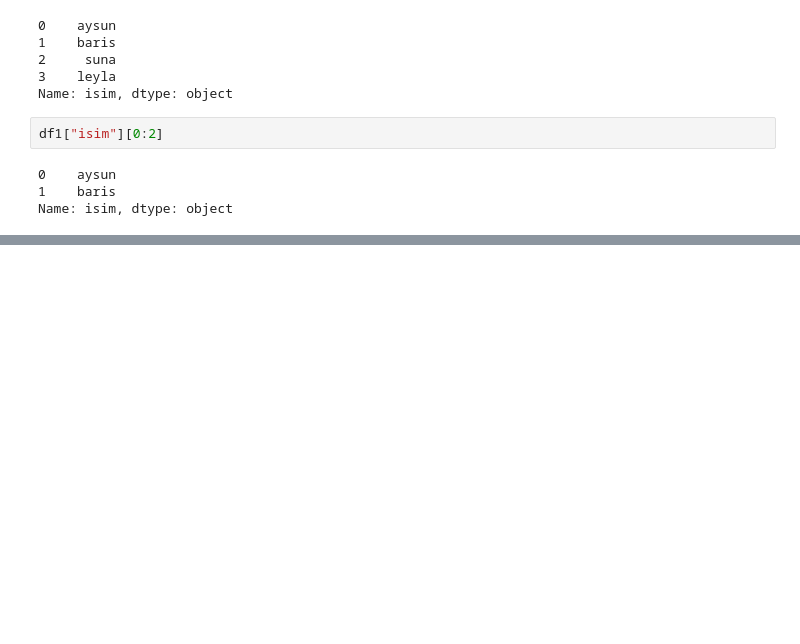
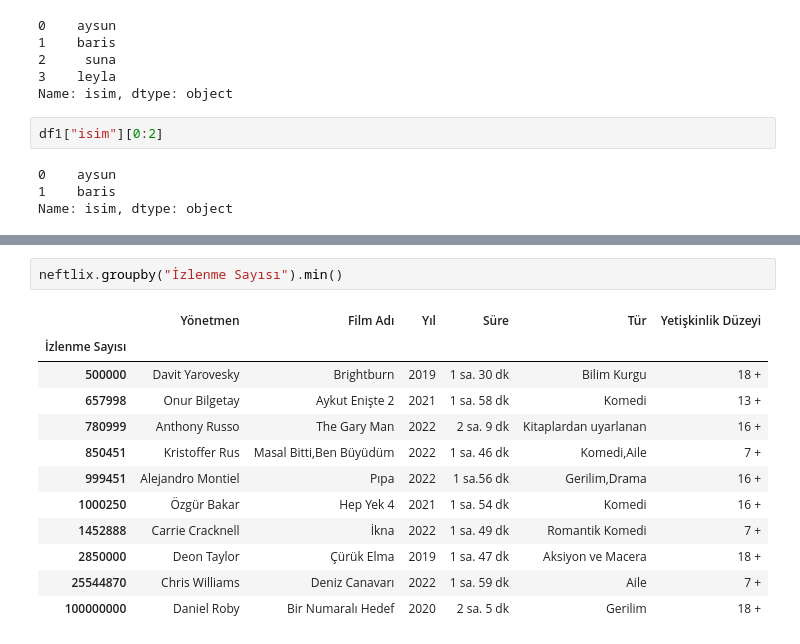
Before and after one commit to aysunnaatas/veri_manip-lasyonu, a Jupyter notebook: konuları_pekiştirme.ipynb, the cells around one changed output, grey strips where cells are left out. Saved outputs shown, nothing was run; the diff lists cells and outputs as text; blank space fills up the shorter version.

```diff
--- a/konuları_pekiştirme.ipynb
+++ b/konuları_pekiştirme.ipynb
@@ -251,0 +328,15 @@ Name: isim, dtype: object
+# %%
+neftlix.groupby("İzlenme Sayısı").min()
+# %% [output]
+|  | Yönetmen | Film Adı | Yıl | Süre | Tür | Yetişkinlik Düzeyi |
+| İzlenme Sayısı |  |  |  |  |  |  |
+| 500000 | Davit Yarovesky | Brightburn | 2019 | 1 sa. 30 dk | Bilim Kurgu | 18 + |
+| 657998 | Onur Bilgetay | Aykut Enişte 2 | 2021 | 1 sa. 58 dk | Komedi | 13 + |
+| 780999 | Anthony Russo | The Gary Man | 2022 | 2 sa. 9 dk | Kitaplardan uyarlanan | 16 + |
+| 850451 | Kristoffer Rus | Masal Bitti,Ben Büyüdüm | 2022 | 1 sa. 46 dk | Komedi,Aile | 7 + |
+| 999451 | Alejandro Montiel | Pıpa | 2022 | 1 sa.56 dk | Gerilim,Drama | 16 + |
+| 1000250 | Özgür Bakar | Hep Yek 4 | 2021 | 1 sa. 54 dk | Komedi | 16 + |
+| 1452888 | Carrie Cracknell | İkna | 2022 | 1 sa. 49 dk | Romantik Komedi | 7 + |
+| 2850000 | Deon Taylor | Çürük Elma | 2019 | 1 sa. 47 dk | Aksiyon ve Macera | 18 + |
+| 25544870 | Chris Williams | Deniz Canavarı | 2022 | 1 sa. 59 dk | Aile | 7 + |
+| 100000000 | Daniel Roby | Bir Numaralı Hedef | 2020 | 2 sa. 5 dk | Gerilim | 18 + |
```
Also changed, not shown: parts of 9 cells of this notebook, 4 other files.
